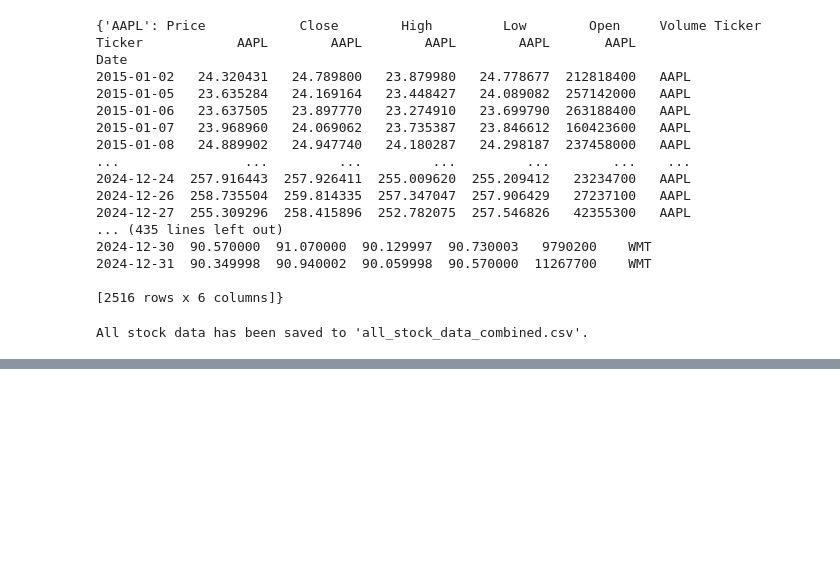
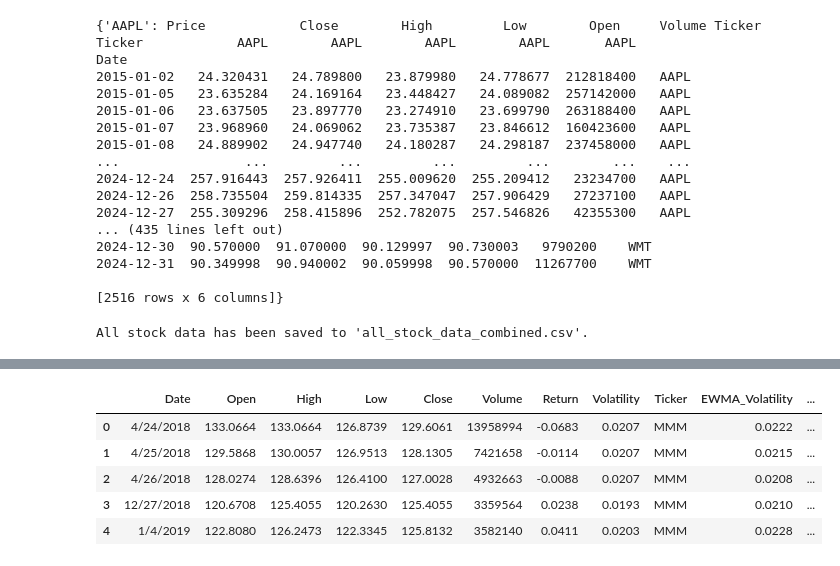
Before and after one commit to gcarrera109/DAT490Project, a Jupyter notebook: YFinance.ipynb, the cells around one changed output, grey strips where cells are left out. Drawn from its saved outputs; the diff is of its cells as text; code cells hidden in the pictures; blank space fills up the shorter version.

```diff
--- a/YFinance.ipynb
+++ b/YFinance.ipynb
@@ -96,0 +133,9 @@ All stock data has been saved to 'all_stock_data_combined.csv'.
+# %%
+df.head()
+# %% [output]
+|  | Date | Open | High | Low | Close | Volume | Return | Volatility | Ticker | EWMA_Volatility | ... |
+| 0 | 4/24/2018 | 133.0664 | 133.0664 | 126.8739 | 129.6061 | 13958994 | -0.0683 | 0.0207 | MMM | 0.0222 | ... |
+| 1 | 4/25/2018 | 129.5868 | 130.0057 | 126.9513 | 128.1305 | 7421658 | -0.0114 | 0.0207 | MMM | 0.0215 | ... |
+| 2 | 4/26/2018 | 128.0274 | 128.6396 | 126.4100 | 127.0028 | 4932663 | -0.0088 | 0.0207 | MMM | 0.0208 | ... |
+| 3 | 12/27/2018 | 120.6708 | 125.4055 | 120.2630 | 125.4055 | 3359564 | 0.0238 | 0.0193 | MMM | 0.0210 | ... |
+| 4 | 1/4/2019 | 122.8080 | 126.2473 | 122.3345 | 125.8132 | 3582140 | 0.0411 | 0.0203 | MMM | 0.0228 | ... |
```
Also changed, not shown: parts of 4 cells of this notebook.
